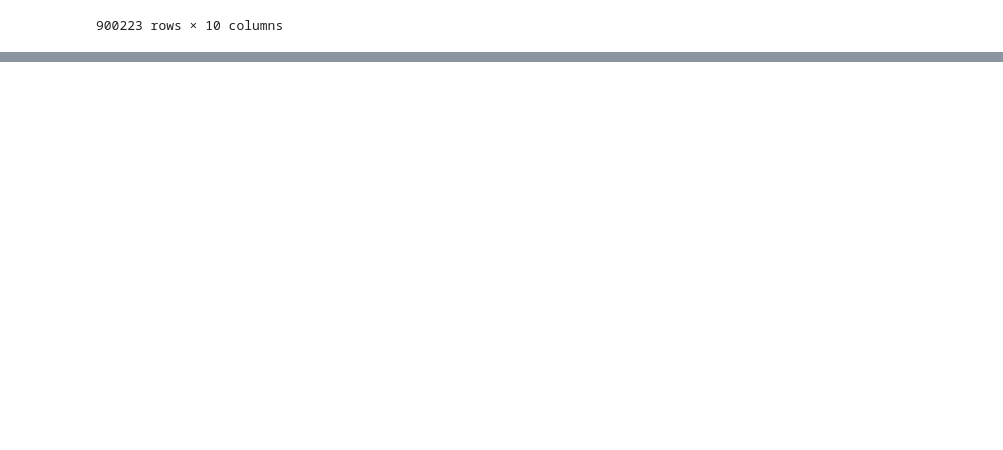
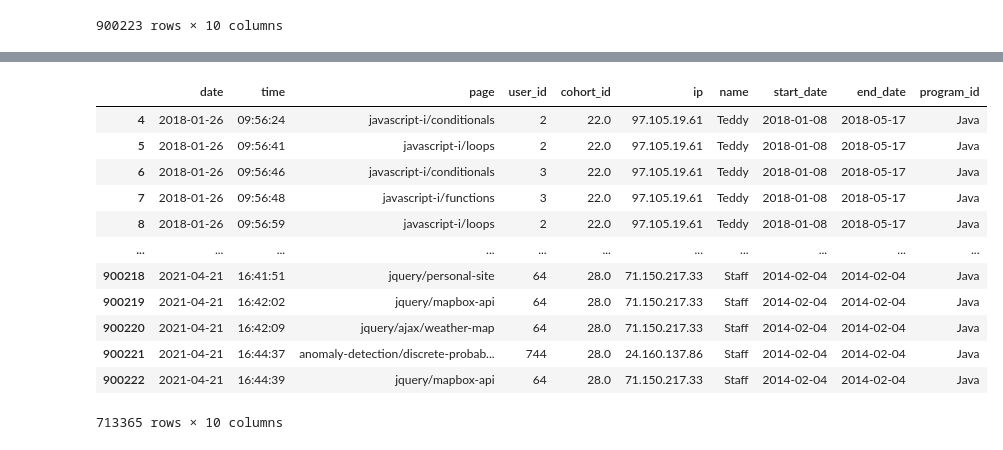
Before and after one commit to Codeup-Mirzakhani-Group1-Project/project-5_anomaly_detection, a Jupyter notebook: rae-project-work.ipynb, the cells around one changed output, grey strips where cells are left out. Drawn from its saved outputs; the diff is of its cells as text; code cells hidden in the pictures; blank space fills up the shorter version.

```diff
--- a/rae-project-work.ipynb
+++ b/rae-project-work.ipynb
@@ -469,0 +128,18 @@ Name: page, Length: 13565, dtype: int64
+# %%
+jv=df[df.program_id=='Java']
+# %%
+jv
+# %% [output]
+|  | date | time | page | user_id | cohort_id | ip | name | start_date | end_date | program_id |
+| 4 | 2018-01-26 | 09:56:24 | javascript-i/conditionals | 2 | 22.0 | 97.105.19.61 | Teddy | 2018-01-08 | 2018-05-17 | Java |
+| 5 | 2018-01-26 | 09:56:41 | javascript-i/loops | 2 | 22.0 | 97.105.19.61 | Teddy | 2018-01-08 | 2018-05-17 | Java |
+| 6 | 2018-01-26 | 09:56:46 | javascript-i/conditionals | 3 | 22.0 | 97.105.19.61 | Teddy | 2018-01-08 | 2018-05-17 | Java |
+| 7 | 2018-01-26 | 09:56:48 | javascript-i/functions | 3 | 22.0 | 97.105.19.61 | Teddy | 2018-01-08 | 2018-05-17 | Java |
+| 8 | 2018-01-26 | 09:56:59 | javascript-i/loops | 2 | 22.0 | 97.105.19.61 | Teddy | 2018-01-08 | 2018-05-17 | Java |
+| ... | ... | ... | ... | ... | ... | ... | ... | ... | ... | ... |
+| 900218 | 2021-04-21 | 16:41:51 | jquery/personal-site | 64 | 28.0 | 71.150.217.33 | Staff | 2014-02-04 | 2014-02-04 | Java |
+| 900219 | 2021-04-21 | 16:42:02 | jquery/mapbox-api | 64 | 28.0 | 71.150.217.33 | Staff | 2014-02-04 | 2014-02-04 | Java |
+| 900220 | 2021-04-21 | 16:42:09 | jquery/ajax/weather-map | 64 | 28.0 | 71.150.217.33 | Staff | 2014-02-04 | 2014-02-04 | Java |
+| 900221 | 2021-04-21 | 16:44:37 | anomaly-detection/discrete-probab... | 744 | 28.0 | 24.160.137.86 | Staff | 2014-02-04 | 2014-02-04 | Java |
+| 900222 | 2021-04-21 | 16:44:39 | jquery/mapbox-api | 64 | 28.0 | 71.150.217.33 | Staff | 2014-02-04 | 2014-02-04 | Java |
+713365 rows × 10 columns
```
Also changed, not shown: parts of 57 cells of this notebook.
